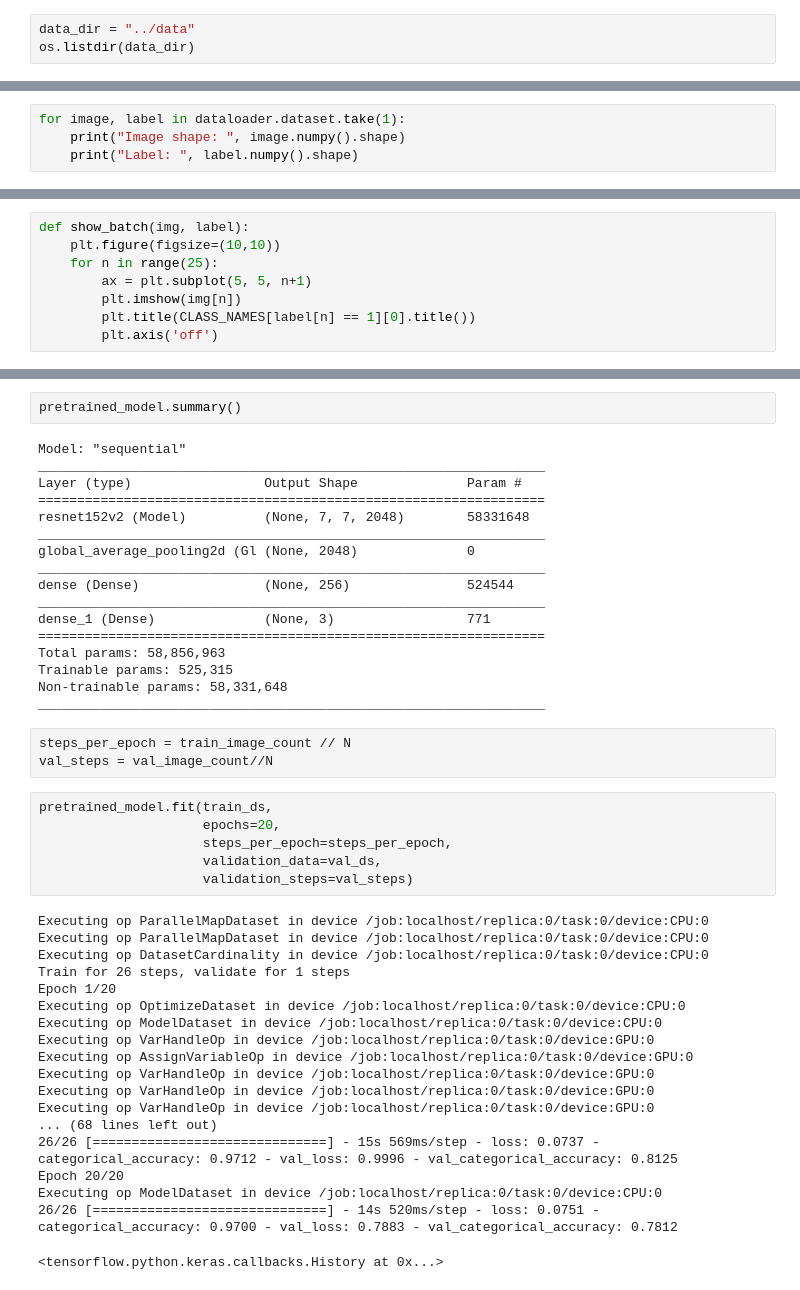
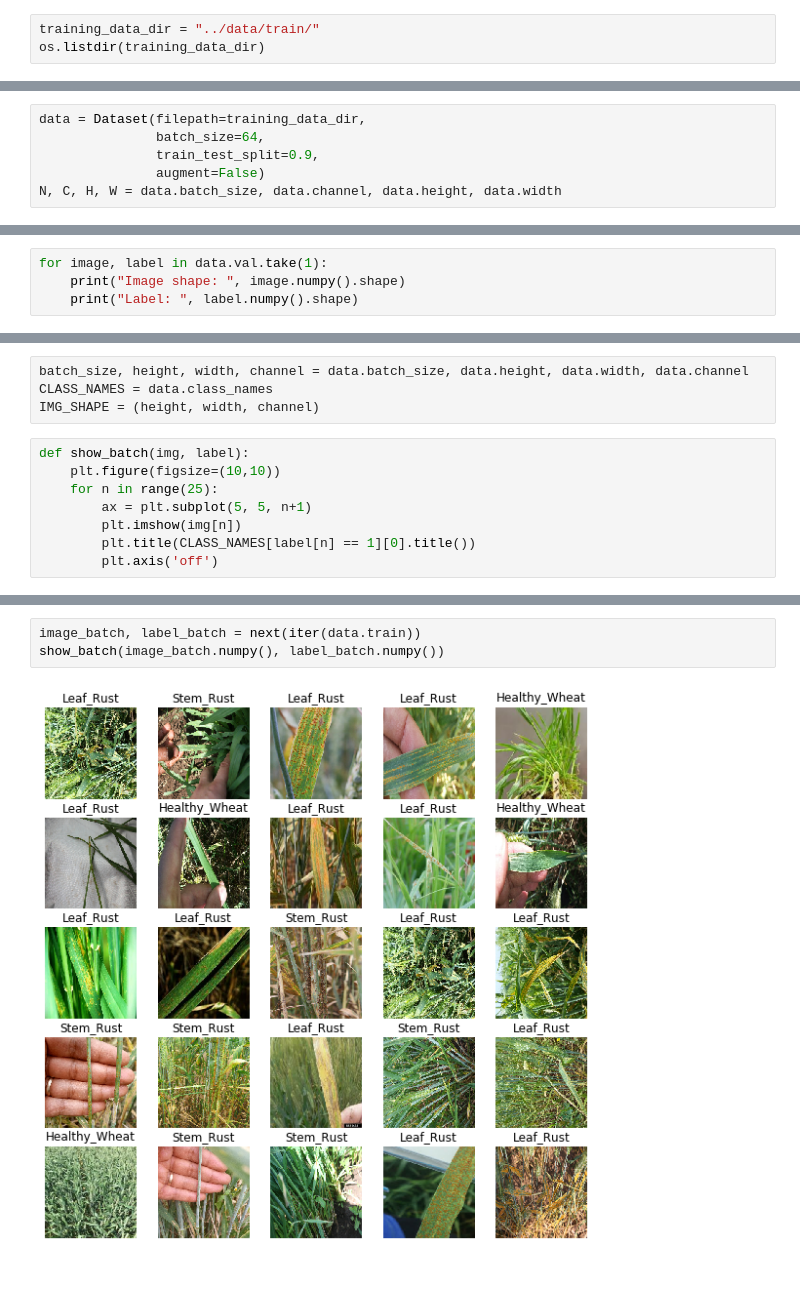
Before and after one commit to johnjdailey/iclr-cv4a-challenge1, a Jupyter notebook: notebooks/scrapbook.ipynb, the cells around one changed output, grey strips where cells are left out. Saved outputs shown, nothing was run; the diff lists cells and outputs as text.

```diff
--- a/notebooks/scrapbook.ipynb
+++ b/notebooks/scrapbook.ipynb
@@ -22,4 +26,4 @@ from model.data_loader import DataLoader# import DataLoader
 # %%
-data_dir = "../data"
-os.listdir(data_dir)
+training_data_dir = "../data/train/"
+os.listdir(training_data_dir)
 # %% [output]
@@ -46,0 +31,6 @@ Executing op BatchDatasetV2 in device /job:localhost/replica:0/task:0/device:CPU
+# %%
+data = Dataset(filepath=training_data_dir,
+               batch_size=64,
+               train_test_split=0.9,
+               augment=False)
+N, C, H, W = data.batch_size, data.channel, data.height, data.width
@@ -47,5 +54,5 @@ Executing op BatchDatasetV2 in device /job:localhost/replica:0/task:0/device:CPU
 # %%
-for image, label in dataloader.dataset.take(1):
+for image, label in data.val.take(1):
     print("Image shape: ", image.numpy().shape)
     print("Label: ", label.numpy().shape)
 # %% [output]
@@ -59,3 +61,7 @@ Label:  (32, 3)
+# %%
+batch_size, height, width, channel = data.batch_size, data.height, data.width, data.channel
+CLASS_NAMES = data.class_names
+IMG_SHAPE = (height, width, channel)
 # %%
 def show_batch(img, label):
     plt.figure(figsize=(10,10))
@@ -292,47 +73,5 @@ Executing op VarHandleOp in device /job:localhost/replica:0/task:0/device:GPU:0
-# %%
-pretrained_model.summary()
-# %% [output]
-Model: "sequential"
-_________________________________________________________________
-Layer (type)                 Output Shape              Param #
-=================================================================
-resnet152v2 (Model)          (None, 7, 7, 2048)        58331648
-_________________________________________________________________
-global_average_pooling2d (Gl (None, 2048)              0
-_________________________________________________________________
-dense (Dense)                (None, 256)               524544
-_________________________________________________________________
-dense_1 (Dense)              (None, 3)                 771
-=================================================================
-Total params: 58,856,963
-Trainable params: 525,315
-Non-trainable params: 58,331,648
-_________________________________________________________________
-# %%
-steps_per_epoch = train_image_count // N
-val_steps = val_image_count//N
-# %%
-pretrained_model.fit(train_ds,
-                     epochs=20,
-                     steps_per_epoch=steps_per_epoch,
-                     validation_data=val_ds,
-                     validation_steps=val_steps)
-# %% [output]
-Executing op ParallelMapDataset in device /job:localhost/replica:0/task:0/device:CPU:0
-Executing op ParallelMapDataset in device /job:localhost/replica:0/task:0/device:CPU:0
-Executing op DatasetCardinality in device /job:localhost/replica:0/task:0/device:CPU:0
-Train for 26 steps, validate for 1 steps
-Epoch 1/20
-Executing op OptimizeDataset in device /job:localhost/replica:0/task:0/device:CPU:0
-Executing op ModelDataset in device /job:localhost/replica:0/task:0/device:CPU:0
-Executing op VarHandleOp in device /job:localhost/replica:0/task:0/device:GPU:0
-Executing op AssignVariableOp in device /job:localhost/replica:0/task:0/device:GPU:0
-Executing op VarHandleOp in device /job:localhost/replica:0/task:0/device:GPU:0
-Executing op VarHandleOp in device /job:localhost/replica:0/task:0/device:GPU:0
-Executing op VarHandleOp in device /job:localhost/replica:0/task:0/device:GPU:0
-... (68 lines left out)
-26/26 [==============================] - 15s 569ms/step - loss: 0.0737 - categorical_accuracy: 0.9712 - val_loss: 0.9996 - val_categorical_accuracy: 0.8125
-Epoch 20/20
-Executing op ModelDataset in device /job:localhost/replica:0/task:0/device:CPU:0
-26/26 [==============================] - 14s 520ms/step - loss: 0.0751 - categorical_accuracy: 0.9700 - val_loss: 0.7883 - val_categorical_accuracy: 0.7812
-<tensorflow.python.keras.callbacks.History at 0x...>
+# %%
+image_batch, label_batch = next(iter(data.train))
+show_batch(image_batch.numpy(), label_batch.numpy())
+# %% [output]
+[figure, added]
```
Also changed, not shown: parts of 46 cells of this notebook, 2 other files.
